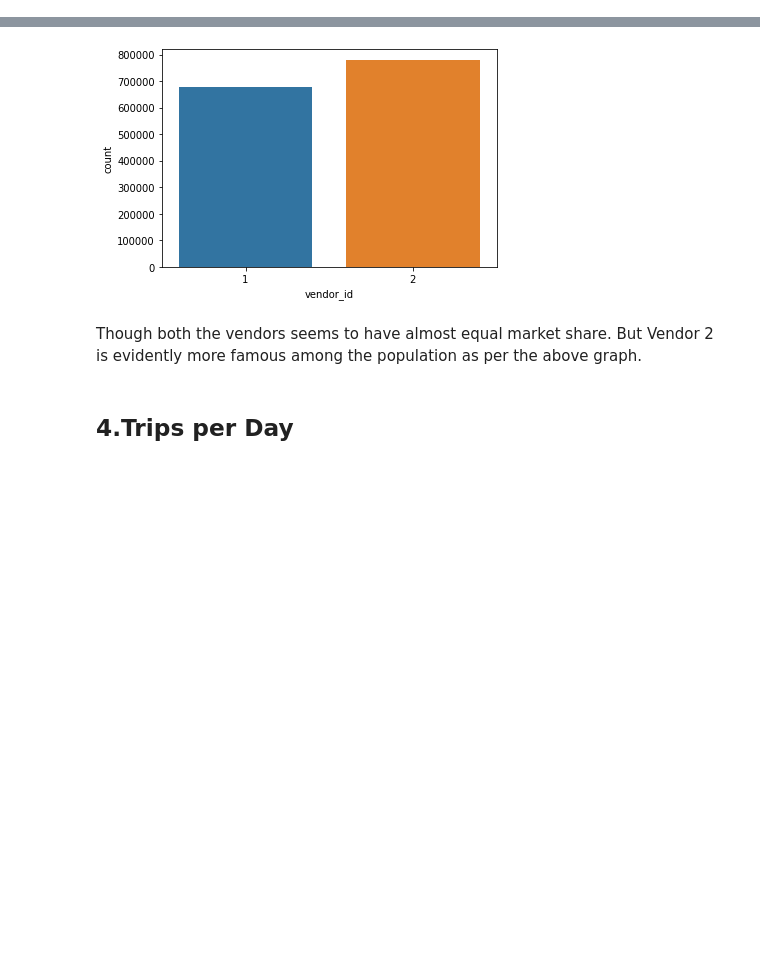
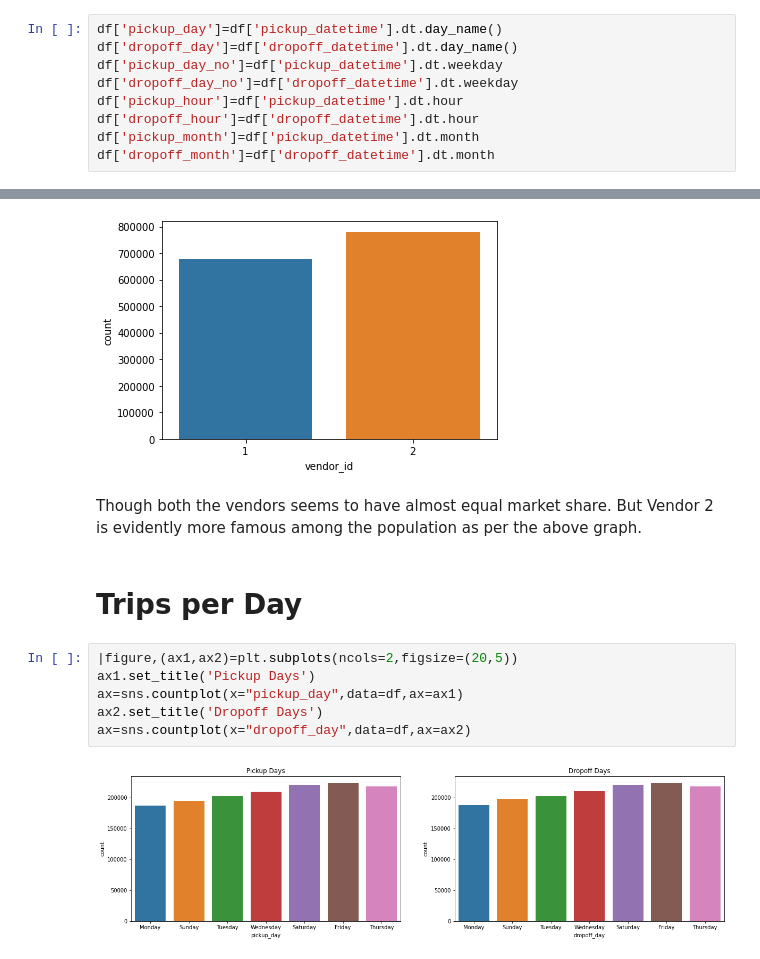
Before and after one commit to farhanraza200001/NYC-taxi-trip-time-prediction, a Jupyter notebook: NYC_Taxi_Trip_Time_Prediction_Capstone_Project.ipynb, the cells around one changed output, grey strips where cells are left out. Drawn from its saved outputs; the diff is of its cells as text; blank space fills up the shorter version.

```diff
--- a/NYC_Taxi_Trip_Time_Prediction_Capstone_Project.ipynb
+++ b/NYC_Taxi_Trip_Time_Prediction_Capstone_Project.ipynb
@@ -237,6 +237,15 @@ We can convert it to datetime using the following code.
 # %%
 df['pickup_datetime']=pd.to_datetime(df['pickup_datetime'])
 df['dropoff_datetime']=pd.to_datetime(df['dropoff_datetime'])
+# %%
+df['pickup_day']=df['pickup_datetime'].dt.day_name()
+df['dropoff_day']=df['dropoff_datetime'].dt.day_name()
+df['pickup_day_no']=df['pickup_datetime'].dt.weekday
+df['dropoff_day_no']=df['dropoff_datetime'].dt.weekday
+df['pickup_hour']=df['pickup_datetime'].dt.hour
+df['dropoff_hour']=df['dropoff_datetime'].dt.hour
+df['pickup_month']=df['pickup_datetime'].dt.month
+df['dropoff_month']=df['dropoff_datetime'].dt.month
 # %%
 df.dtypes
 # %% [output]
@@ -510,4 +489,12 @@ plt.show()
 # %% [markdown]
 Though both the vendors seems to have almost equal market share. But Vendor 2 is evidently more famous among the population as per the above graph.
 # %% [markdown]
-## 4.Trips per Day
+# Trips per Day
+# %%
+|figure,(ax1,ax2)=plt.subplots(ncols=2,figsize=(20,5))
+ax1.set_title('Pickup Days')
+ax=sns.countplot(x="pickup_day",data=df,ax=ax1)
+ax2.set_title('Dropoff Days')
+ax=sns.countplot(x="dropoff_day",data=df,ax=ax2)
+# %% [output]
+[figure, added]
```
Also changed, not shown: parts of 36 cells of this notebook.
